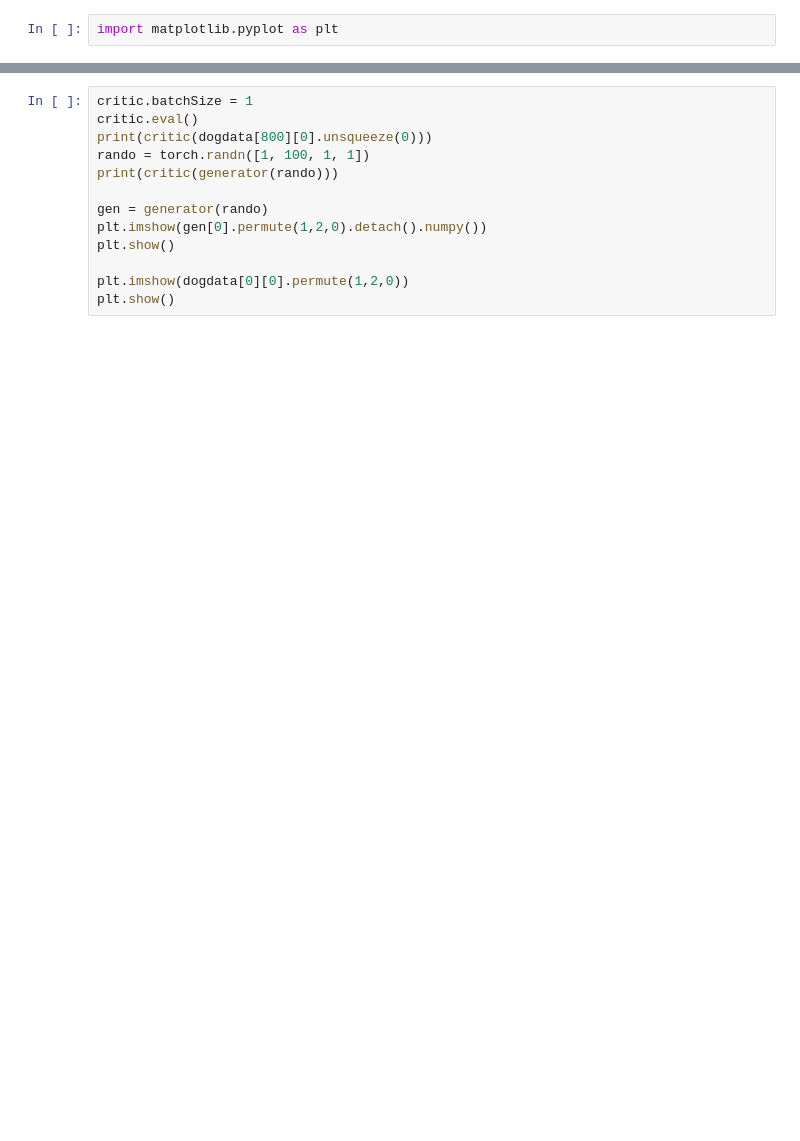
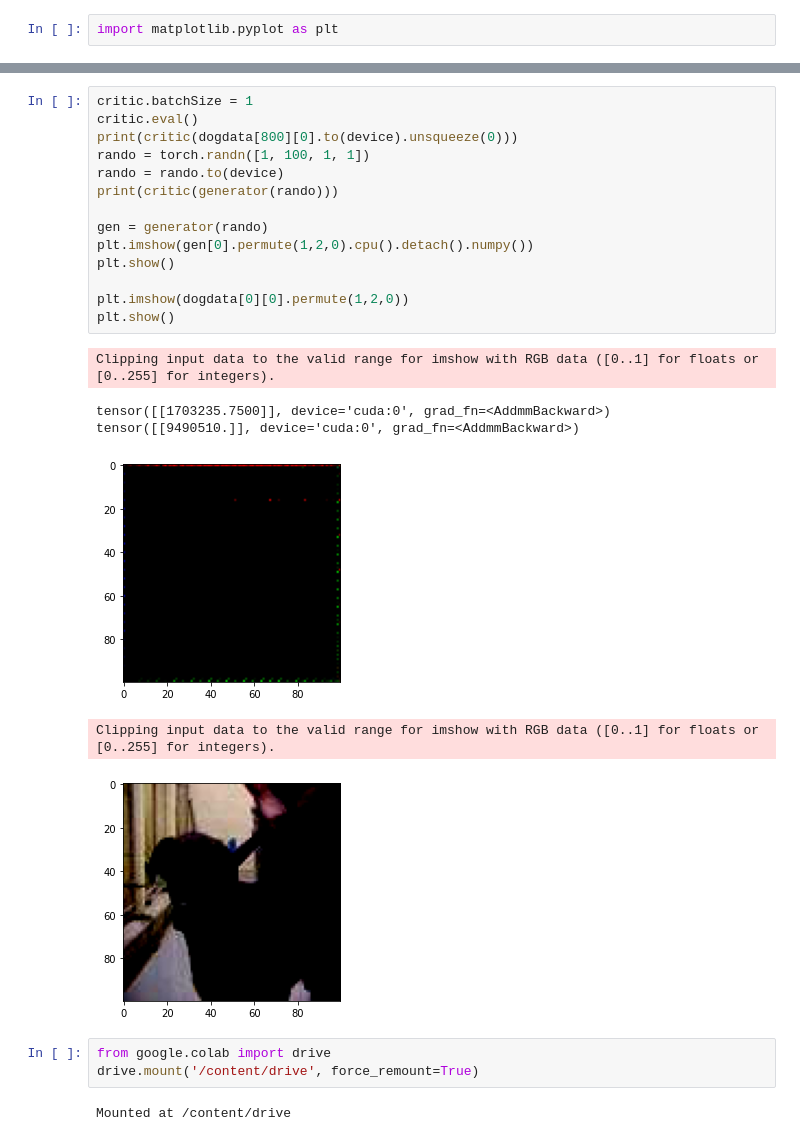
Before and after one commit to pmistry9597/DoGAN, a Jupyter notebook: GAN.ipynb, the cells around one changed output, grey strips where cells are left out. Saved outputs shown, nothing was run; the diff lists cells and outputs as text; blank space fills up the shorter version.

Commit message:
Changed main file to work with Google Colab GPU

```diff
--- a/GAN.ipynb
+++ b/GAN.ipynb
@@ -170,13 +229,26 @@ Generator batch: 0
 # %%
 critic.batchSize = 1
 critic.eval()
-print(critic(dogdata[800][0].unsqueeze(0)))
+print(critic(dogdata[800][0].to(device).unsqueeze(0)))
 rando = torch.randn([1, 100, 1, 1])
+rando = rando.to(device)
 print(critic(generator(rando)))
 
 gen = generator(rando)
-plt.imshow(gen[0].permute(1,2,0).detach().numpy())
+plt.imshow(gen[0].permute(1,2,0).cpu().detach().numpy())
 plt.show()
 
 plt.imshow(dogdata[0][0].permute(1,2,0))
 plt.show()
+# %% [output]
+Clipping input data to the valid range for imshow with RGB data ([0..1] for floats or [0..255] for integers).
+tensor([[1703235.7500]], device='cuda:0', grad_fn=<AddmmBackward>)
+tensor([[9490510.]], device='cuda:0', grad_fn=<AddmmBackward>)
+[figure, added]
+Clipping input data to the valid range for imshow with RGB data ([0..1] for floats or [0..255] for integers).
+[figure, added]
+# %%
+from google.colab import drive
+drive.mount('/content/drive', force_remount=True)
+# %% [output]
+Mounted at /content/drive
```
Also changed, not shown: parts of 8 cells of this notebook.
